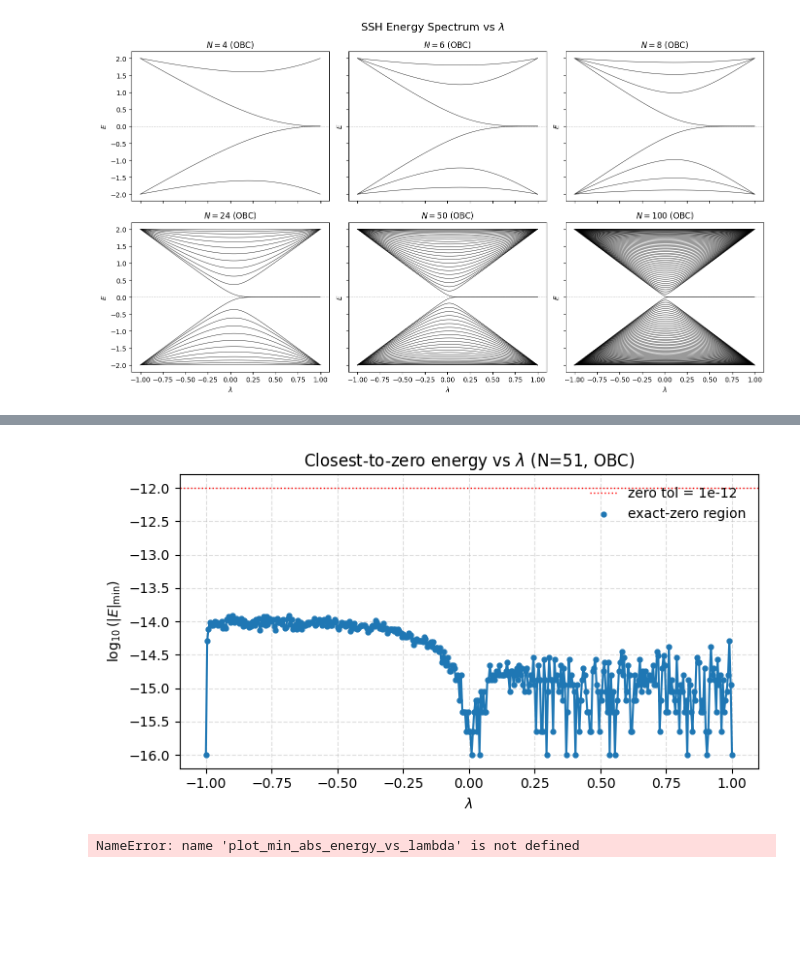
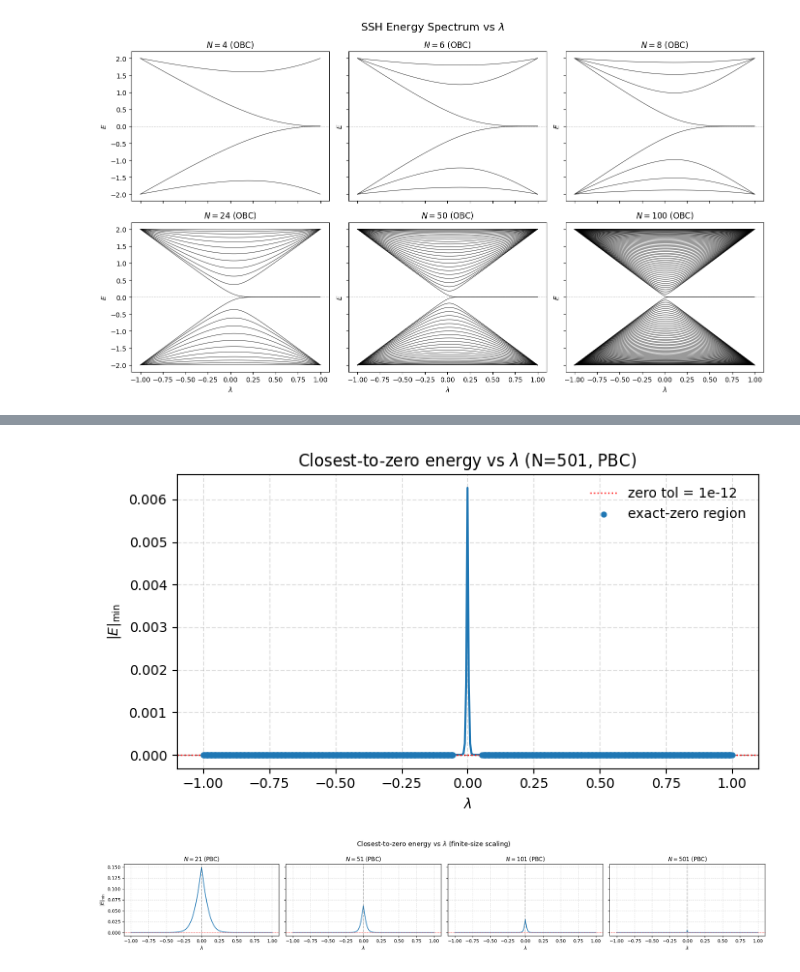
Before and after one commit to zeynepnursahinel/valorization-defect-chain, a Jupyter notebook: notebooks/defect_chain.ipynb, the cells around one changed output, grey strips where cells are left out. Cells and saved outputs as stored; diff of their text form; code cells hidden in the pictures; blank space fills up the shorter version.

```diff
--- a/notebooks/defect_chain.ipynb
+++ b/notebooks/defect_chain.ipynb
@@ -116,18 +85,19 @@ plot_energy_vs_lambda_multiN_blue(
 # %%
 lambda_vals, Emin, E_signed, idx_min, is_exact_zero = plot_min_abs_energy_vs_lambda(
-    N=51,
-    periodic=False,
+    N=501,
+    periodic=True,
     plot_abs=True,
-    log10y=True,
+    log10y=False,
     zero_tol=1e-12
 )
 # %% [output]
-[figure, old version]
+[figure, new version]
-# %%
-# 1) Doğrudan |E|min
-plot_min_abs_energy_vs_lambda(N=51, periodic=True, plot_abs=True, log10y=False)
-
-# 2) “e^{-13} mi e^{-2} mi?” hissi için log10
-plot_min_abs_energy_vs_lambda(N=51, periodic=True, plot_abs=True, log10y=True)
-# %% [output]
-NameError: name 'plot_min_abs_energy_vs_lambda' is not defined
+# %%
+plot_min_abs_energy_multiN(
+    N_list=[21, 51, 101, 501],
+    periodic=True,
+    log10y=False,
+    savepath=FIG_DIR / "min_abs_energy_vs_lambda_multiN_odd_periodic.pdf"
+)
+# %% [output]
+[figure, added]
```
Also changed, not shown: parts of 14 cells of this notebook, 17 other files.
